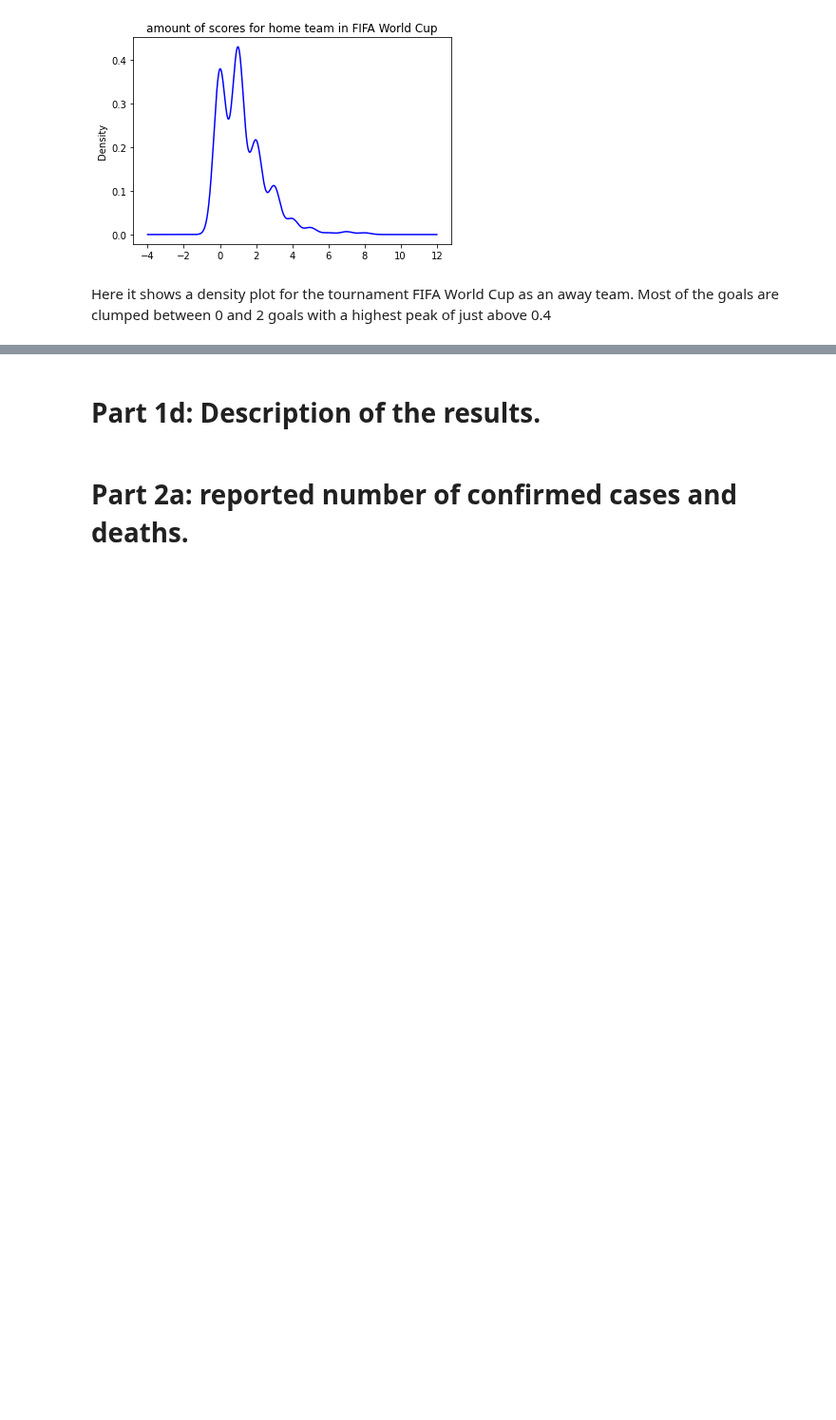
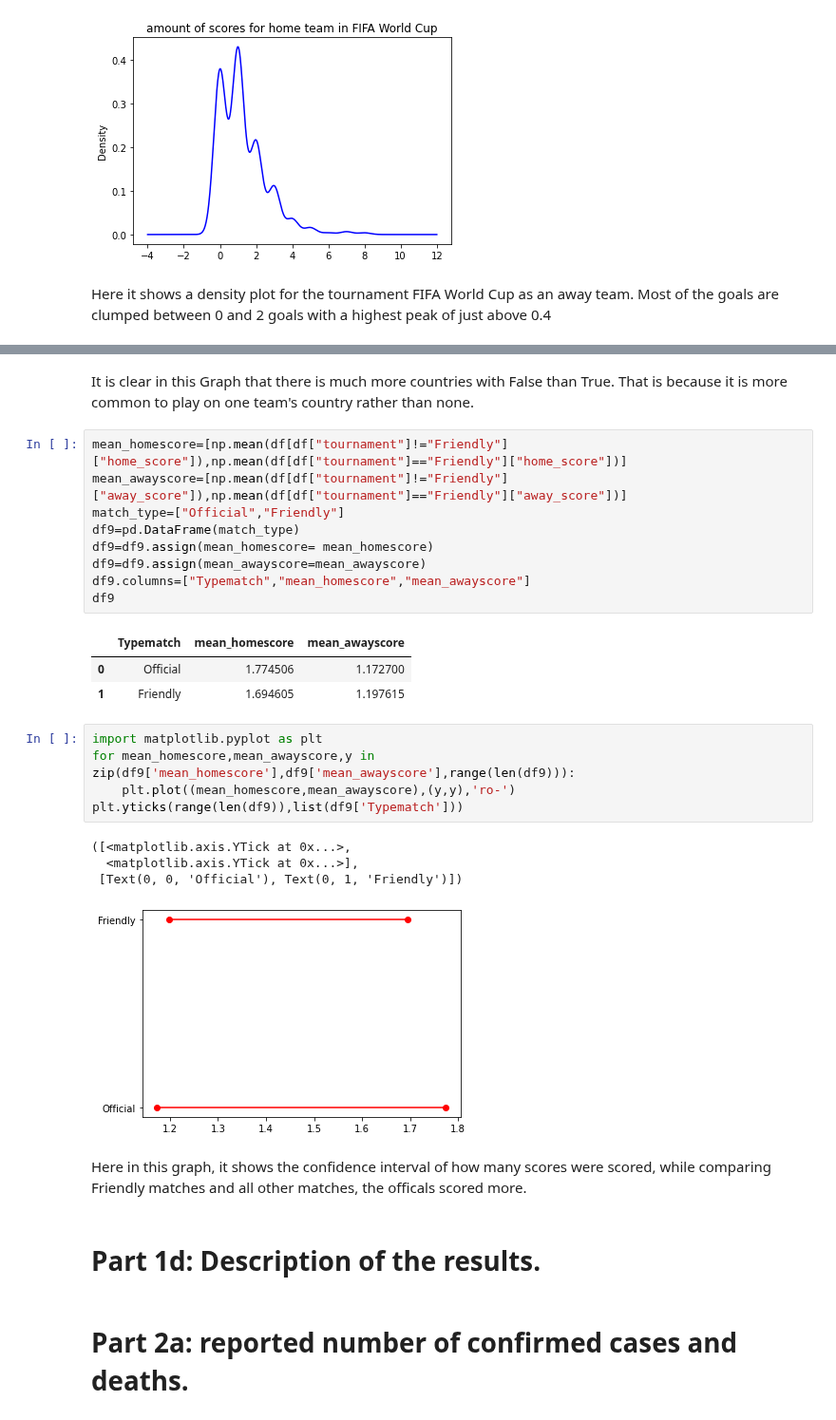
Before and after one commit to malouche/DSC2spring2022, a Jupyter notebook: Ali Baligh 900211718 assig 2.ipynb, the cells around one changed output, grey strips where cells are left out. Shown at 95% size. Saved outputs shown, nothing was run; the diff lists cells and outputs as text; blank space fills up the shorter version.

```diff
--- a/Ali Baligh 900211718 assig 2.ipynb
+++ b/Ali Baligh 900211718 assig 2.ipynb
@@ -834,3 +858,30 @@ array([4, 2, 3, ..., 1, 1, 2], dtype=int64)
+# %% [markdown]
+It is clear in this Graph that there is much more countries with False than True. That is because it is more common to play on one team's country rather than none.
+# %%
+mean_homescore=[np.mean(df[df["tournament"]!="Friendly"]["home_score"]),np.mean(df[df["tournament"]=="Friendly"]["home_score"])]
+mean_awayscore=[np.mean(df[df["tournament"]!="Friendly"]["away_score"]),np.mean(df[df["tournament"]=="Friendly"]["away_score"])]
+match_type=["Official","Friendly"]
+df9=pd.DataFrame(match_type)
+df9=df9.assign(mean_homescore= mean_homescore)
+df9=df9.assign(mean_awayscore=mean_awayscore)
+df9.columns=["Typematch","mean_homescore","mean_awayscore"]
+df9
+# %% [output]
+|  | Typematch | mean_homescore | mean_awayscore |
+| 0 | Official | 1.774506 | 1.172700 |
+| 1 | Friendly | 1.694605 | 1.197615 |
+# %%
+import matplotlib.pyplot as plt
+for mean_homescore,mean_awayscore,y in zip(df9['mean_homescore'],df9['mean_awayscore'],range(len(df9))):
+    plt.plot((mean_homescore,mean_awayscore),(y,y),'ro-')
+plt.yticks(range(len(df9)),list(df9['Typematch']))
+# %% [output]
+([<matplotlib.axis.YTick at 0x...>,
+  <matplotlib.axis.YTick at 0x...>],
+ [Text(0, 0, 'Official'), Text(0, 1, 'Friendly')])
+[figure, added]
+# %% [markdown]
+Here in this graph, it shows the confidence interval of how many scores were scored, while comparing Friendly matches and all other matches, the officals scored more.
 # %% [markdown]
 # Part 1d: Description of the results.
 # %% [markdown]
```
Also changed, not shown: parts of 9 cells of this notebook.
